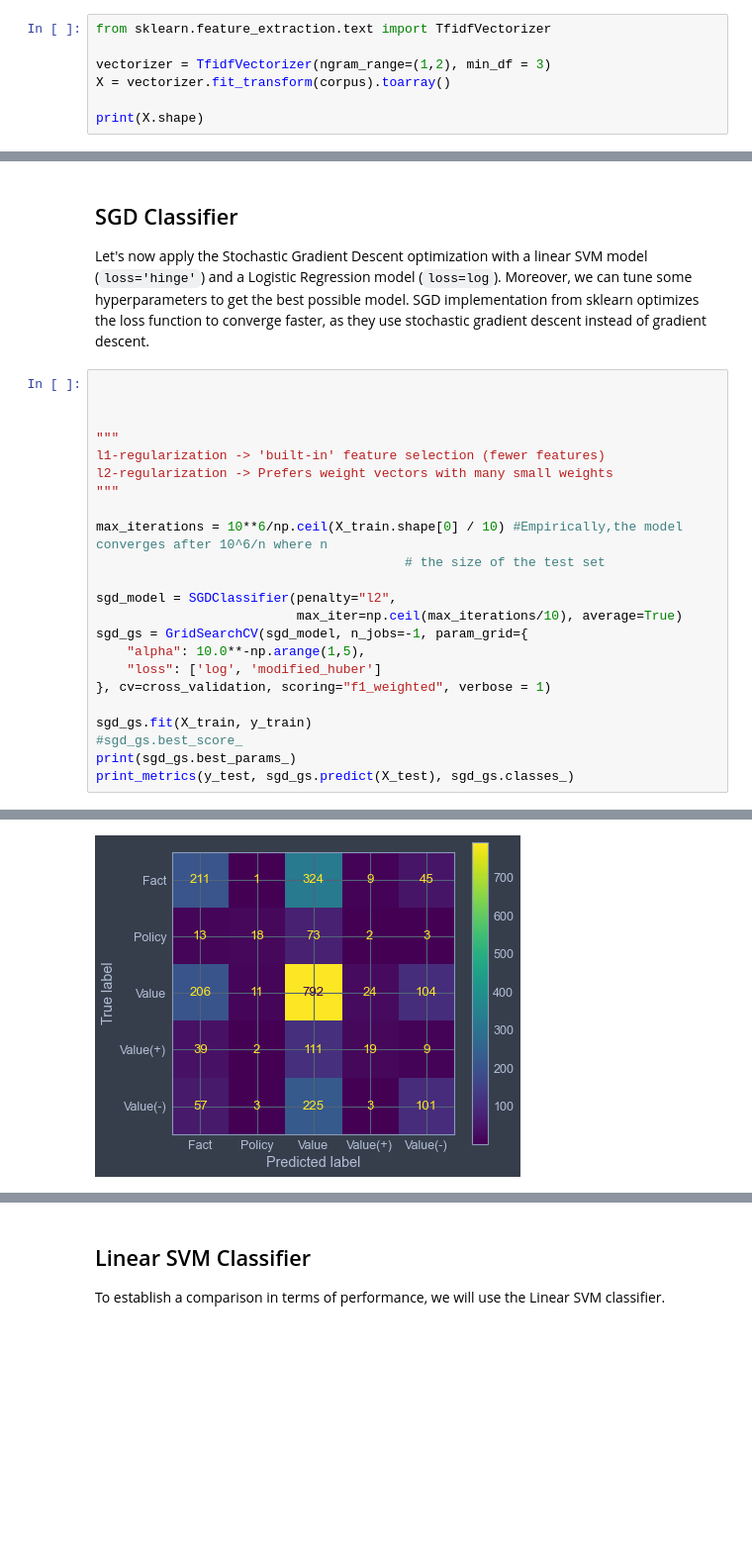
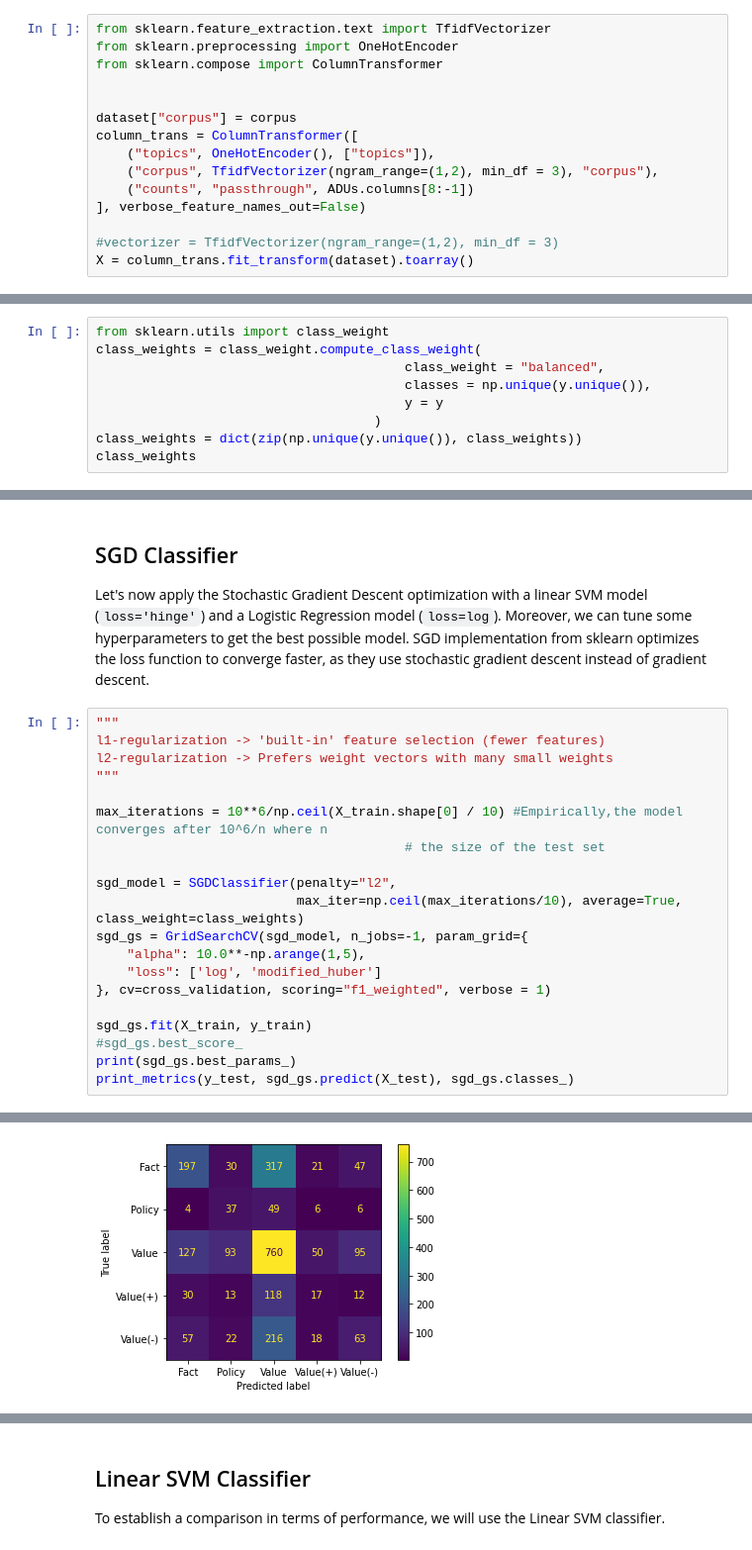
Before and after one commit to Caio-Nogueira/FEUP-PLN, a Jupyter notebook: assignment1.ipynb, the cells around one changed output, grey strips where cells are left out. Shown: that part at 99% size. Drawn from its saved outputs; the diff is of its cells as text; blank space fills up the shorter version.

Commit message:
Calculating class weights

```diff
--- a/assignment1.ipynb
+++ b/assignment1.ipynb
@@ -258,8 +280,16 @@ ADUs.to_excel("data/ADUs_pre-processed.xlsx")
 We need to transform the corpus into a collection that can be handled by a machine learning model. We will be using `sklearn`'s TfidfVectorizer class
 # %%
 from sklearn.feature_extraction.text import TfidfVectorizer
+from sklearn.preprocessing import OneHotEncoder
+from sklearn.compose import ColumnTransformer
 
-vectorizer = TfidfVectorizer(ngram_range=(1,2), min_df = 3)
-X = vectorizer.fit_transform(corpus).toarray()
 
-print(X.shape)
+dataset["corpus"] = corpus
+column_trans = ColumnTransformer([
+    ("topics", OneHotEncoder(), ["topics"]),
+    ("corpus", TfidfVectorizer(ngram_range=(1,2), min_df = 3), "corpus"),
+    ("counts", "passthrough", ADUs.columns[8:-1])
+], verbose_feature_names_out=False)
+
+#vectorizer = TfidfVectorizer(ngram_range=(1,2), min_df = 3)
+X = column_trans.fit_transform(dataset).toarray()
@@ -315,0 +348,9 @@ Name: label, dtype: int64
+# %%
+from sklearn.utils import class_weight
+class_weights = class_weight.compute_class_weight(
+                                        class_weight = "balanced",
+                                        classes = np.unique(y.unique()),
+                                        y = y
+                                    )
+class_weights = dict(zip(np.unique(y.unique()), class_weights))
+class_weights
@@ -416,9 +460,6 @@ X_test = scaler.transform(X_test)
 Let's now apply the Stochastic Gradient Descent optimization with a linear SVM model (`loss='hinge'`) and a Logistic Regression model (`loss=log`). Moreover, we can tune some hyperparameters to get the best possible model.
 SGD implementation from sklearn optimizes the loss function to converge faster, as they use stochastic gradient descent instead of gradient descent.
 # %%
-
-
-
 """
 l1-regularization -> 'built-in' feature selection (fewer features)
 l2-regularization -> Prefers weight vectors with many small weights
@@ -428,7 +469,7 @@ max_iterations = 10**6/np.ceil(X_train.shape[0] / 10) #Empirically,the model con
                                         # the size of the test set
 
 sgd_model = SGDClassifier(penalty="l2",
-                          max_iter=np.ceil(max_iterations/10), average=True)
+                          max_iter=np.ceil(max_iterations/10), average=True, class_weight=class_weights)
 sgd_gs = GridSearchCV(sgd_model, n_jobs=-1, param_grid={
     "alpha": 10.0**-np.arange(1,5),
     "loss": ['log', 'modified_huber']
@@ -445,2 +486,2 @@ Accuracy score:  0.47442827442827445
-[figure, old version]
+[figure, new version]
 |  | Precision | Recall | F1 |
```
Also changed, not shown: parts of 25 cells of this notebook.
